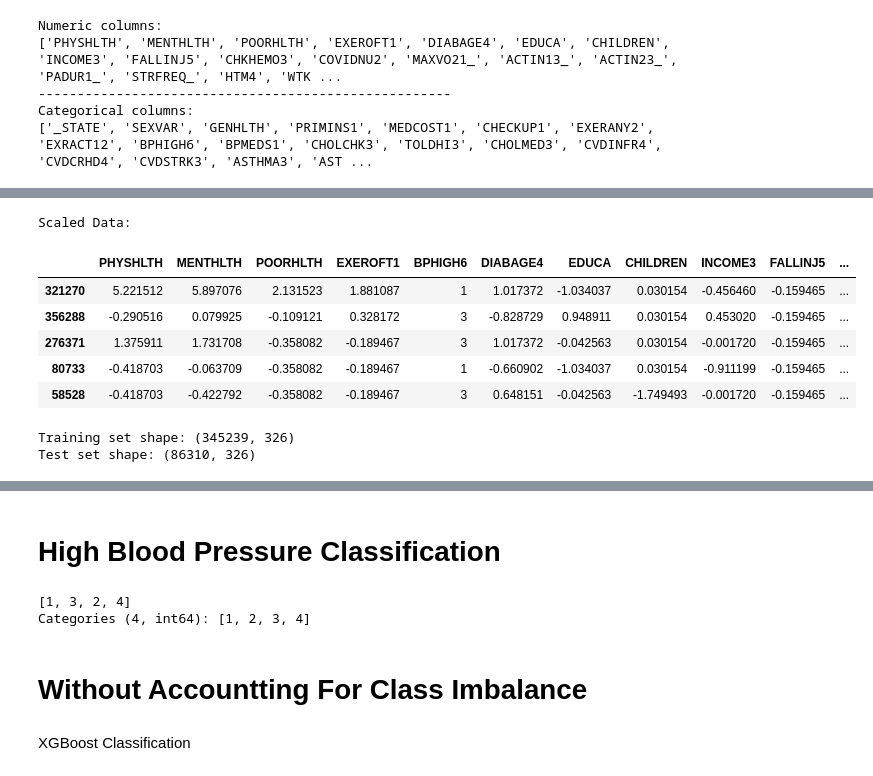
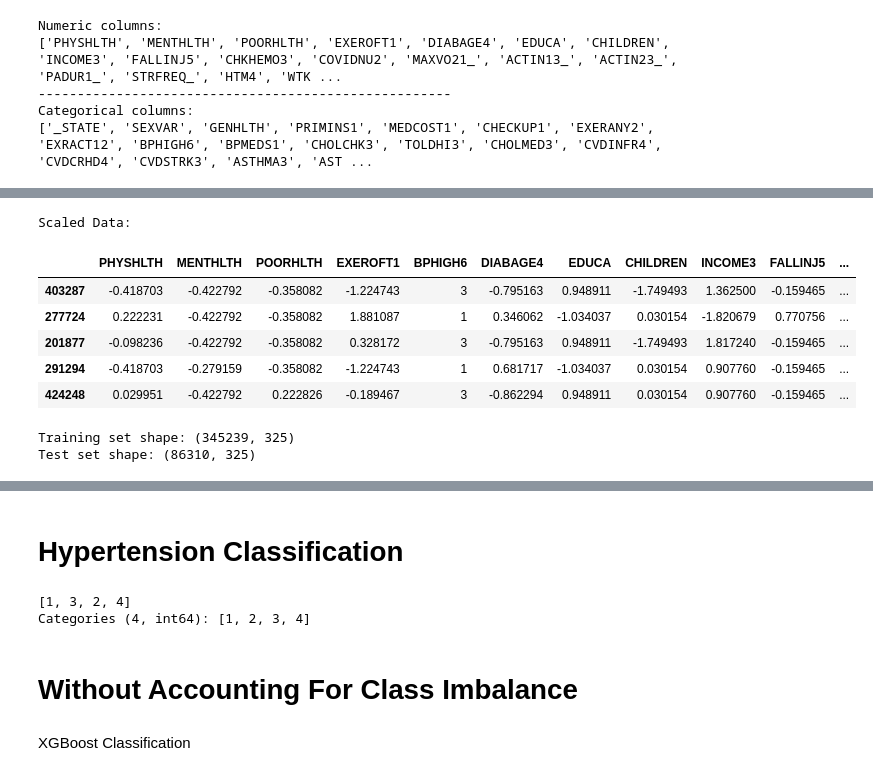
Before and after one commit to stephanieajah/Predicting-Diabetes-and-Potential-Comorbidities-with-Machine-Learning, a Jupyter notebook: main_version_3.ipynb, the cells around one changed output, grey strips where cells are left out. Cells and saved outputs as stored; diff of their text form; code cells hidden in the pictures.

```diff
--- a/main_version_3.ipynb
+++ b/main_version_3.ipynb
@@ -2149,27 +2190,29 @@ Categories (2, int64): [1, 2]
 -----------------------------------------------------
 # %%
 categorical_columns.remove('BPHIGH6')
+categorical_columns.remove('_RFHYPE6')
+
 
 comorbidities_bp_cdc2023 = pd.get_dummies(comorbidities_bp_cdc2023, columns=categorical_columns, drop_first=False, dtype=int)
 
 
 # Create a StandardScaler instance
 scaler = StandardScaler()
 
 # Fit the scaler on the numerical columns of the training set and transform them
 comorbidities_bp_cdc2023[numeric_columns] = scaler.fit_transform(comorbidities_bp_cdc2023[numeric_columns])
 
 # Check the results
 print("Scaled Data:")
 comorbidities_bp_cdc2023.sample(5)
 # %% [output]
 Scaled Data:
 |  | PHYSHLTH | MENTHLTH | POORHLTH | EXEROFT1 | BPHIGH6 | DIABAGE4 | EDUCA | CHILDREN | INCOME3 | FALLINJ5 | ... |
-| 321270 | 5.221512 | 5.897076 | 2.131523 | 1.881087 | 1 | 1.017372 | -1.034037 | 0.030154 | -0.456460 | -0.159465 | ... |
-| 356288 | -0.290516 | 0.079925 | -0.109121 | 0.328172 | 3 | -0.828729 | 0.948911 | 0.030154 | 0.453020 | -0.159465 | ... |
-| 276371 | 1.375911 | 1.731708 | -0.358082 | -0.189467 | 3 | 1.017372 | -0.042563 | 0.030154 | -0.001720 | -0.159465 | ... |
-| 80733 | -0.418703 | -0.063709 | -0.358082 | -0.189467 | 1 | -0.660902 | -1.034037 | 0.030154 | -0.911199 | -0.159465 | ... |
-| 58528 | -0.418703 | -0.422792 | -0.358082 | -0.189467 | 3 | 0.648151 | -0.042563 | -1.749493 | -0.001720 | -0.159465 | ... |
+| 403287 | -0.418703 | -0.422792 | -0.358082 | -1.224743 | 3 | -0.795163 | 0.948911 | -1.749493 | 1.362500 | -0.159465 | ... |
+| 277724 | 0.222231 | -0.422792 | -0.358082 | 1.881087 | 1 | 0.346062 | -1.034037 | 0.030154 | -1.820679 | 0.770756 | ... |
+| 201877 | -0.098236 | -0.422792 | -0.358082 | 0.328172 | 3 | -0.795163 | 0.948911 | -1.749493 | 1.817240 | -0.159465 | ... |
+| 291294 | -0.418703 | -0.279159 | -0.358082 | -1.224743 | 1 | 0.681717 | -1.034037 | 0.030154 | 0.907760 | -0.159465 | ... |
+| 424248 | 0.029951 | -0.422792 | 0.222826 | -0.189467 | 3 | -0.862294 | 0.948911 | 0.030154 | 0.907760 | -0.159465 | ... |
 # %%
 # Split the dataset into 80% training and 20% testing sets
 train, test = train_test_split(comorbidities_bp_cdc2023, test_size=0.20, random_state=42)
@@ -2178,8 +2221,8 @@ train, test = train_test_split(comorbidities_bp_cdc2023, test_size=0.20, random_
 print("Training set shape:", train.shape)
 print("Test set shape:", test.shape)
 # %% [output]
-Training set shape: (345239, 326)
-Test set shape: (86310, 326)
+Training set shape: (345239, 325)
+Test set shape: (86310, 325)
 # %%
 y_train_bin = train['BPHIGH6']
 y_test_bin = test['BPHIGH6']
@@ -2196,7 +2241,7 @@ x_test.head()
 | 385481 | -0.418703 | -0.422792 | -0.358082 | 0.328172 | -0.056723 | 0.948911 | -1.749493 | 0.453020 | -0.159465 | -0.096593 | ... |
 | 393105 | -0.418703 | -0.422792 | -0.358082 | 0.845810 | 1.017372 | 0.948911 | 0.030154 | -0.001720 | -0.159465 | -0.096593 | ... |
 # %% [markdown]
-# High Blood Pressure Classification
+# Hypertension Classification
 # %%
 #check unique values for 'BPHIGH6'
 unique_values = comorbidities_bp_cdc2023['BPHIGH6'].unique()
@@ -2209,7 +2254,7 @@ Categories (4, int64): [1, 2, 3, 4]
 y_train_bin = y_train_bin.replace({1: 1, 2: 1, 3: 0, 4: 0})
 y_test_bin = y_test_bin.replace({1: 1, 2: 1, 3: 0, 4: 0})
 # %% [markdown]
-# Without Accountting For Class Imbalance
+# Without Accounting For Class Imbalance
 # %% [markdown]
 XGBoost Classification
 # %%
```
Also changed, not shown: parts of 17 cells of this notebook.
